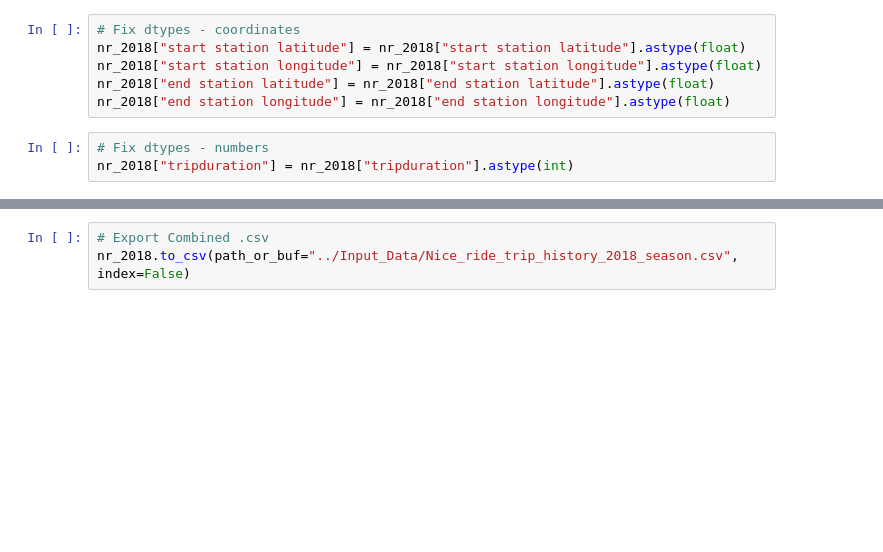
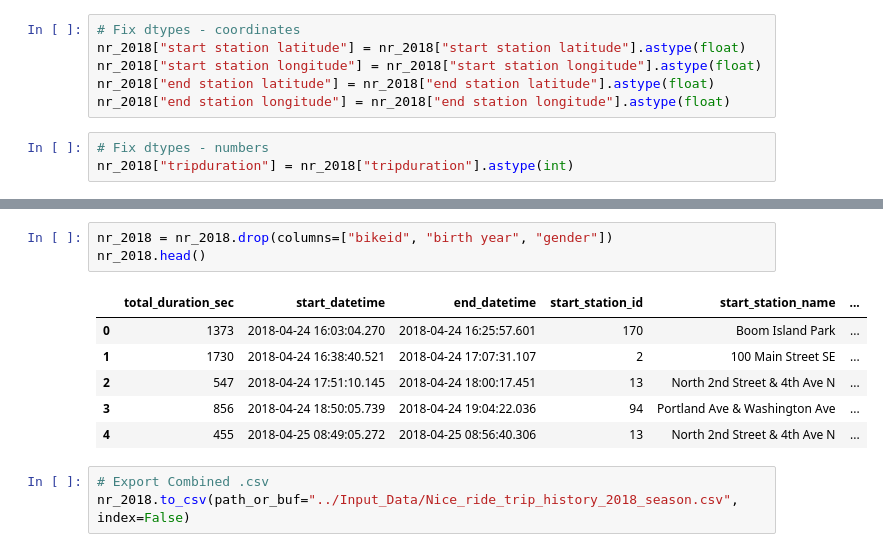
Before and after one commit to luchovzla/project-1, a Jupyter notebook: nice_ride_2018/Nice Ride 2018.ipynb, the cells around one changed output, grey strips where cells are left out. Saved outputs shown, nothing was run; the diff lists cells and outputs as text; blank space fills up the shorter version.

```diff
--- a/nice_ride_2018/Nice Ride 2018.ipynb
+++ b/nice_ride_2018/Nice Ride 2018.ipynb
@@ -90,3 +121,13 @@ nr_2018["tripduration"] = nr_2018["tripduration"].astype(int)
+# %%
+nr_2018 = nr_2018.drop(columns=["bikeid", "birth year", "gender"])
+nr_2018.head()
+# %% [output]
+|  | total_duration_sec | start_datetime | end_datetime | start_station_id | start_station_name | ... |
+| 0 | 1373 | 2018-04-24 16:03:04.270 | 2018-04-24 16:25:57.601 | 170 | Boom Island Park | ... |
+| 1 | 1730 | 2018-04-24 16:38:40.521 | 2018-04-24 17:07:31.107 | 2 | 100 Main Street SE | ... |
+| 2 | 547 | 2018-04-24 17:51:10.145 | 2018-04-24 18:00:17.451 | 13 | North 2nd Street & 4th Ave N | ... |
+| 3 | 856 | 2018-04-24 18:50:05.739 | 2018-04-24 19:04:22.036 | 94 | Portland Ave & Washington Ave | ... |
+| 4 | 455 | 2018-04-25 08:49:05.272 | 2018-04-25 08:56:40.306 | 13 | North 2nd Street & 4th Ave N | ... |
 # %%
 # Export Combined .csv
 nr_2018.to_csv(path_or_buf="../Input_Data/Nice_ride_trip_history_2018_season.csv", index=False)
```
Also changed, not shown: parts of 5 cells of this notebook, 9 other files.
